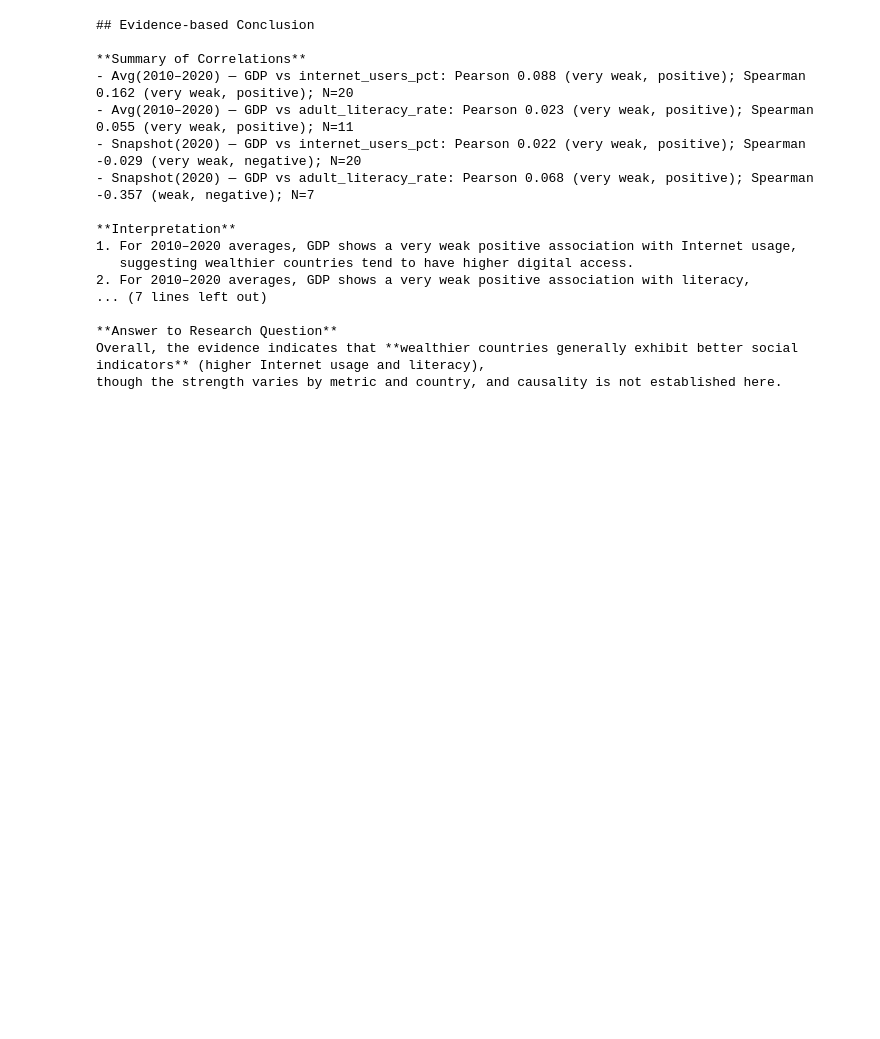
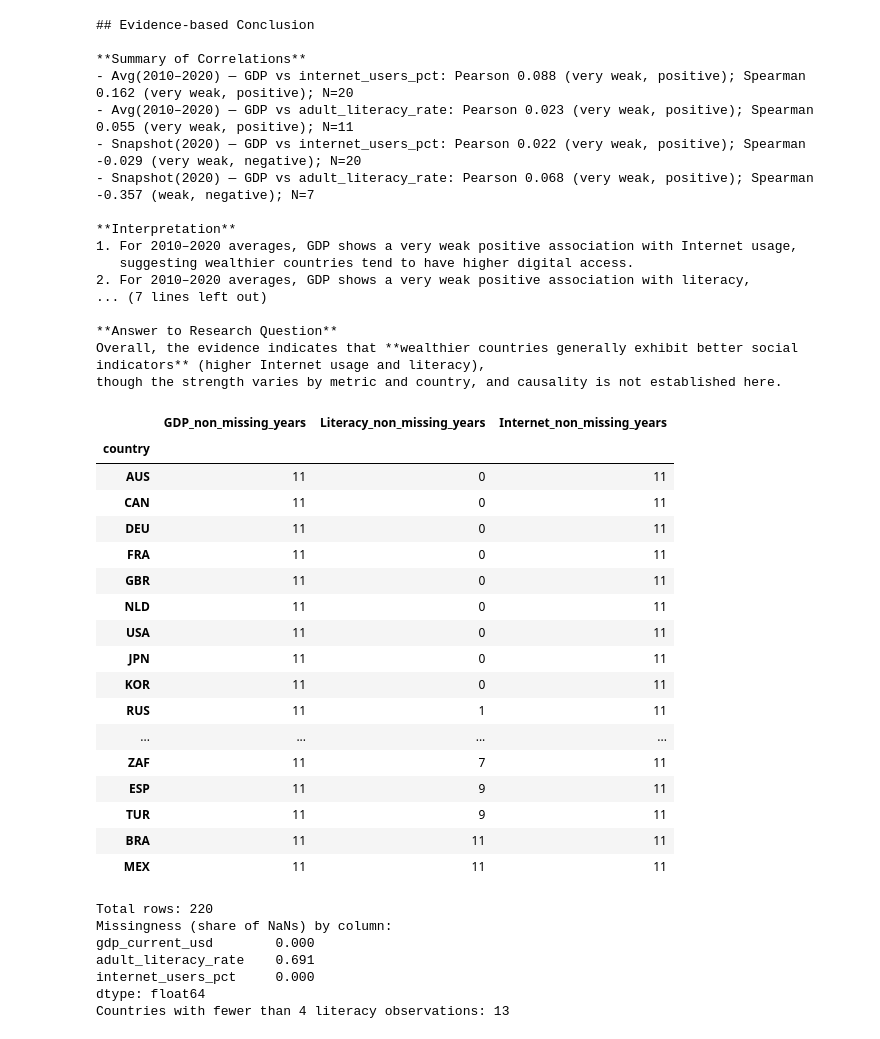
Before and after one commit to PeiZheng224/API-Data-Collection-Analysis-Economic-Indicators-v.s.-Social-Development, a Jupyter notebook: analysis.ipynb, the cells around one changed output. Cells and saved outputs as stored; diff of their text form; code cells hidden in the pictures; blank space fills up the shorter version.

```diff
--- a/analysis.ipynb
+++ b/analysis.ipynb
@@ -263,3 +263,53 @@ print(conclusion)
 **Answer to Research Question**
 Overall, the evidence indicates that **wealthier countries generally exhibit better social indicators** (higher Internet usage and literacy),
 though the strength varies by metric and country, and causality is not established here.
+# %%
+# Coverage summary by indicator and by country
+value_cols = ["gdp_current_usd", "adult_literacy_rate", "internet_users_pct"]
+
+coverage_years = (
+    df.groupby("country")[value_cols]
+      .apply(lambda g: g.notna().sum())
+      .rename(columns={
+          "gdp_current_usd": "GDP_non_missing_years",
+          "adult_literacy_rate": "Literacy_non_missing_years",
+          "internet_users_pct": "Internet_non_missing_years"
+      })
+      .sort_values("Literacy_non_missing_years", ascending=True)
+)
+
+display(coverage_years)
+
+print("Total rows:", len(df))
+print("Missingness (share of NaNs) by column:")
+print(df[value_cols].isna().mean().round(3))
+
+# Quick check: how many countries have <4 literacy observations
+few_lit = (coverage_years["Literacy_non_missing_years"] < 4).sum()
+print(f"Countries with fewer than 4 literacy observations: {few_lit}")
+# %% [output]
+|  | GDP_non_missing_years | Literacy_non_missing_years | Internet_non_missing_years |
+| country |  |  |  |
+| AUS | 11 | 0 | 11 |
+| CAN | 11 | 0 | 11 |
+| DEU | 11 | 0 | 11 |
+| FRA | 11 | 0 | 11 |
+| GBR | 11 | 0 | 11 |
+| NLD | 11 | 0 | 11 |
+| USA | 11 | 0 | 11 |
+| JPN | 11 | 0 | 11 |
+| KOR | 11 | 0 | 11 |
+| RUS | 11 | 1 | 11 |
+| ... | ... | ... | ... |
+| ZAF | 11 | 7 | 11 |
+| ESP | 11 | 9 | 11 |
+| TUR | 11 | 9 | 11 |
+| BRA | 11 | 11 | 11 |
+| MEX | 11 | 11 | 11 |
+Total rows: 220
+Missingness (share of NaNs) by column:
+gdp_current_usd        0.000
+adult_literacy_rate    0.691
+internet_users_pct     0.000
+dtype: float64
+Countries with fewer than 4 literacy observations: 13
```
Also changed, not shown: parts of 1 cell of this notebook, 1 other file.
